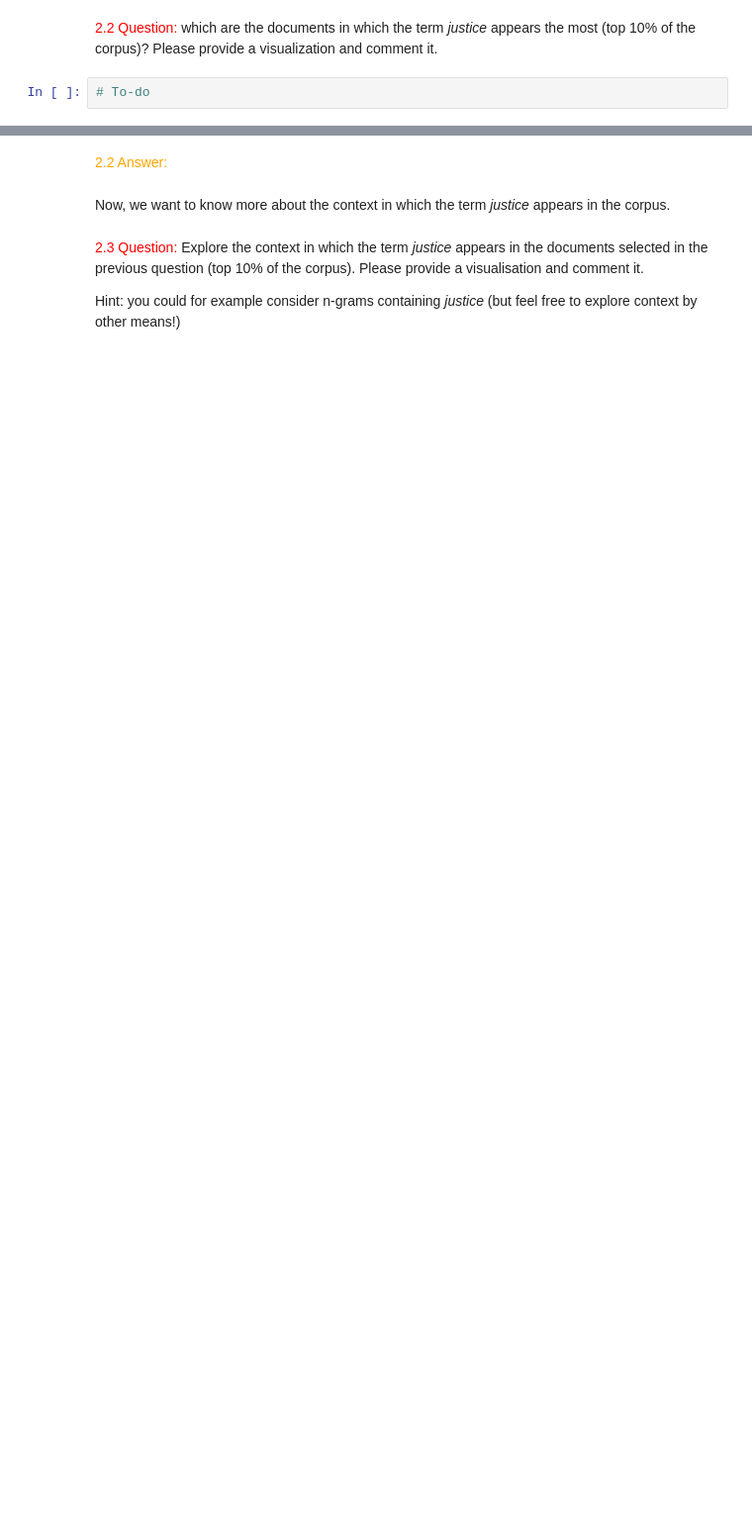
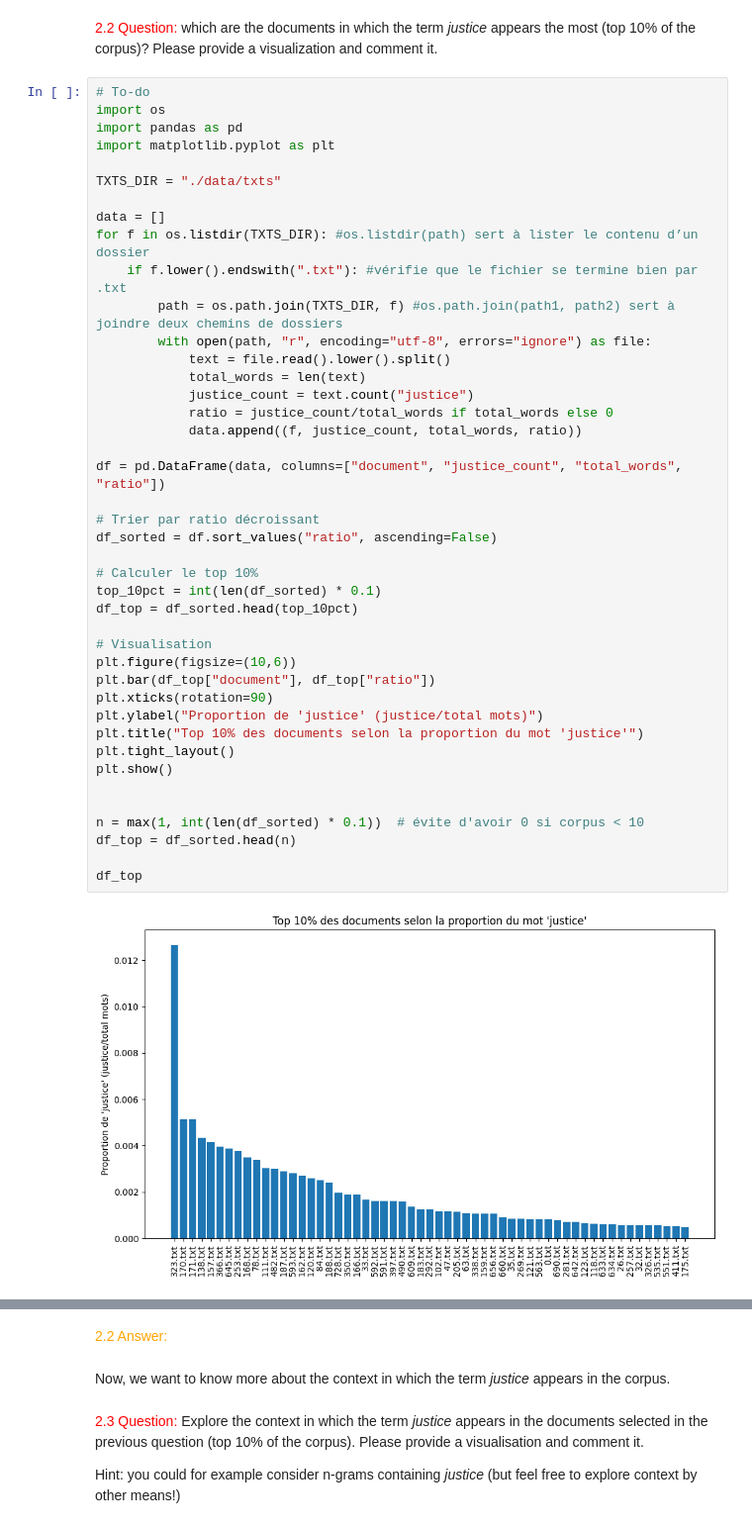
Before and after one commit to Durantoine/chai-justice, a Jupyter notebook: chai-justice.ipynb, the cells around one changed output, grey strips where cells are left out. Shown: that part at 99% size. Saved outputs shown, nothing was run; the diff lists cells and outputs as text; blank space fills up the shorter version.

```diff
--- a/chai-justice.ipynb
+++ b/chai-justice.ipynb
@@ -101,3 +164,45 @@ We now want to know more about words and key-words used throughout the corpus. T
 <font color="red">2.2 Question:</font> which are the documents in which the term _justice_ appears the most (top 10% of the corpus)? Please provide a visualization and comment it.
 # %%
 # To-do
+import os
+import pandas as pd
+import matplotlib.pyplot as plt
+
+TXTS_DIR = "./data/txts"
+
+data = []
+for f in os.listdir(TXTS_DIR): #os.listdir(path) sert à lister le contenu d’un dossier
+    if f.lower().endswith(".txt"): #vérifie que le fichier se termine bien par .txt
+        path = os.path.join(TXTS_DIR, f) #os.path.join(path1, path2) sert à joindre deux chemins de dossiers
+        with open(path, "r", encoding="utf-8", errors="ignore") as file:
+            text = file.read().lower().split()
+            total_words = len(text)
+            justice_count = text.count("justice")
+            ratio = justice_count/total_words if total_words else 0
+            data.append((f, justice_count, total_words, ratio))
+
+df = pd.DataFrame(data, columns=["document", "justice_count", "total_words", "ratio"])
+
+# Trier par ratio décroissant
+df_sorted = df.sort_values("ratio", ascending=False)
+
+# Calculer le top 10%
+top_10pct = int(len(df_sorted) * 0.1)
+df_top = df_sorted.head(top_10pct)
+
+# Visualisation
+plt.figure(figsize=(10,6))
+plt.bar(df_top["document"], df_top["ratio"])
+plt.xticks(rotation=90)
+plt.ylabel("Proportion de 'justice' (justice/total mots)")
+plt.title("Top 10% des documents selon la proportion du mot 'justice'")
+plt.tight_layout()
+plt.show()
+
+
+n = max(1, int(len(df_sorted) * 0.1))  # évite d'avoir 0 si corpus < 10
+df_top = df_sorted.head(n)
+
+df_top
+# %% [output]
+[figure, added]
```
Also changed, not shown: parts of 7 cells of this notebook.
